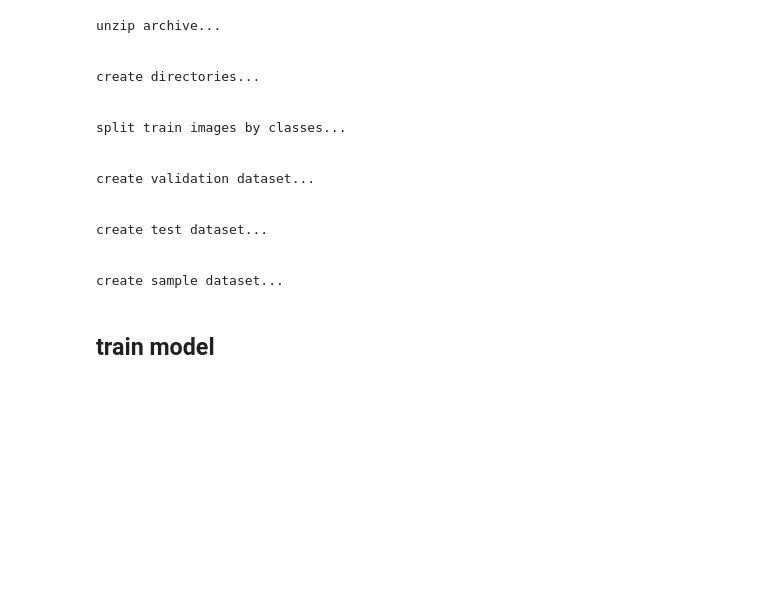
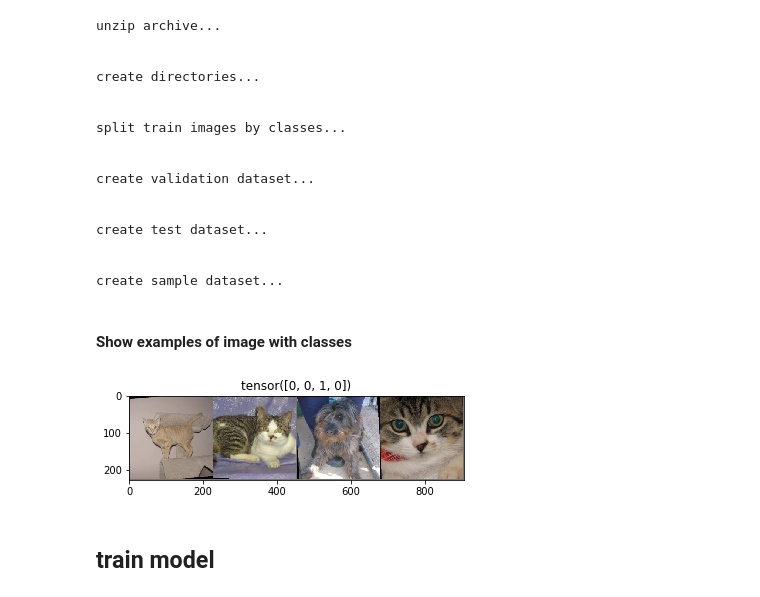
Before and after one commit to mnrozhkov/vision-reproml, a Jupyter notebook: notebooks/catsanddogs.ipynb, the cells around one changed output. Drawn from its saved outputs; the diff is of its cells as text; code cells hidden in the pictures; blank space fills up the shorter version.

Commit message:
add some visualization to notebook catsanddogs.ipynb

```diff
--- a/notebooks/catsanddogs.ipynb
+++ b/notebooks/catsanddogs.ipynb
@@ -2,6 +21,9 @@
 ## prepare configs
 # %%
 !cd .. && python src/pipelines/prepare_configs.py --config config/pipeline_config.yml
+# %%
+import yaml
+config = yaml.load(open('../config/pipeline_config.yml'))
 # %% [markdown]
 ## prepare dataset
 # %%
@@ -23,6 +45,25 @@ create test dataset...
 
 
 create sample dataset...
+# %% [markdown]
+#### Show examples of image with classes
+# %%
+train_dataset = datasets.ImageFolder(os.path.join('..', config['dataset']['dataset_dir'], 'train'), data_transforms['train'])
+train_dataloader = torch.utils.data.DataLoader(train_dataset, batch_size=config['train']['batch_size'], shuffle=True)
+# %%
+
+examples_number = 4
+
+# Get a batch of training data
+inputs, classes = next(iter(train_dataloader))
+inputs, classes = inputs[:examples_number], classes[:examples_number]
+
+# Make a grid from batch
+sample_train_images = torchvision.utils.make_grid(inputs)
+
+imshow(sample_train_images, title=classes)
+# %% [output]
+[figure, added]
 # %% [markdown]
 ## train model
 # %%
```
Also changed, not shown: parts of 9 cells of this notebook, 1 other file.
